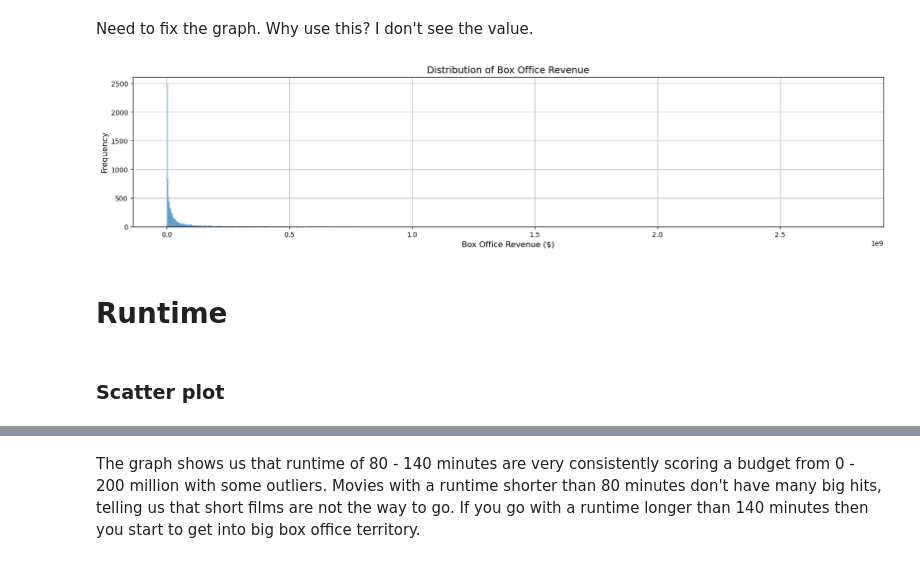
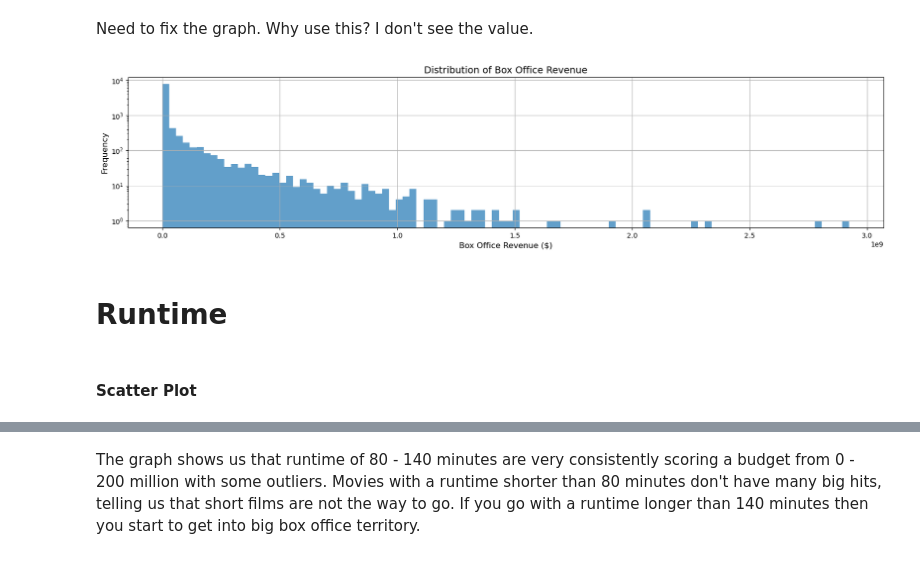
Before and after one commit to epfl-ada/ada-2024-project-conquistada, a Jupyter notebook: analysis_erik.ipynb, the cells around one changed output, grey strips where cells are left out. Drawn from its saved outputs; the diff is of its cells as text; code cells hidden in the pictures.

```diff
--- a/analysis_erik.ipynb
+++ b/analysis_erik.ipynb
@@ -66,15 +66,17 @@ Need to fix the graph.
 Why use this? I don't see the value.
 # %%
 plt.figure(figsize=(20, 4))
-plt.hist(movies['Movie box office revenue'], bins=1000, alpha=0.7)
+plt.hist(tmdb['revenue'], bins=100, alpha=0.7)
 plt.title('Distribution of Box Office Revenue', fontsize=14)
 plt.xlabel('Box Office Revenue ($)', fontsize=12)
 plt.ylabel('Frequency', fontsize=12)
 plt.grid(True)
+plt.yscale('log')
+# plt.xscale('log')
 plt.show()
 # %% [output]
-[figure, old version]
+[figure, new version]
 # %% [markdown]
 # Runtime
 # %% [markdown]
-### Scatter plot
+#### Scatter Plot
```
Also changed, not shown: parts of 44 cells of this notebook.
